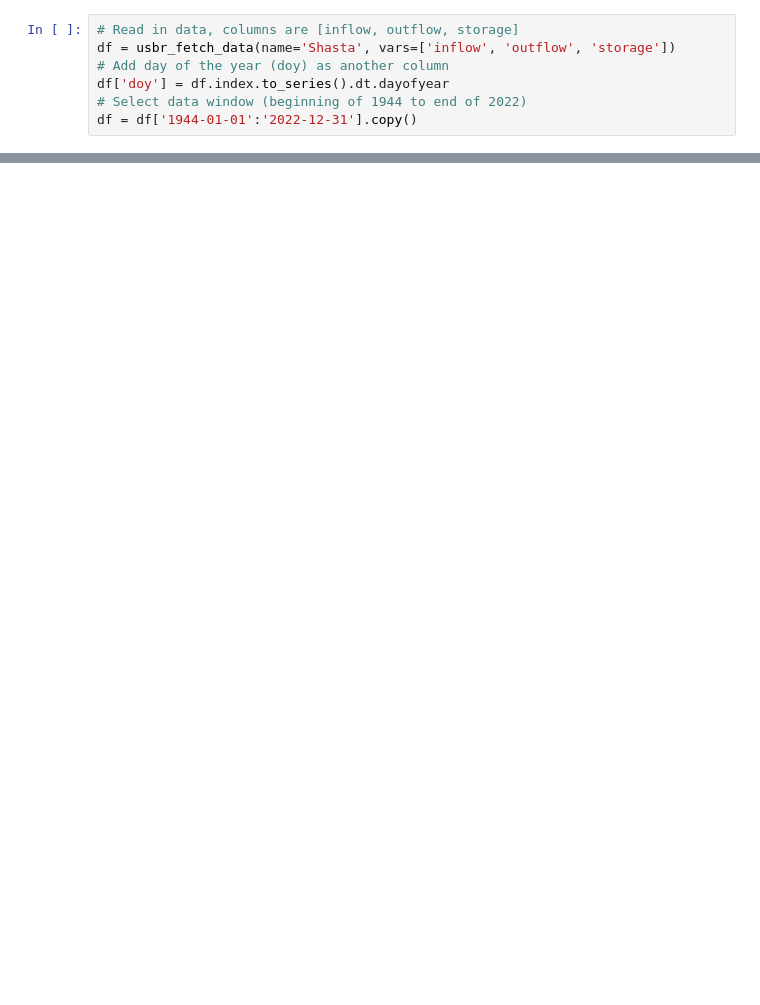
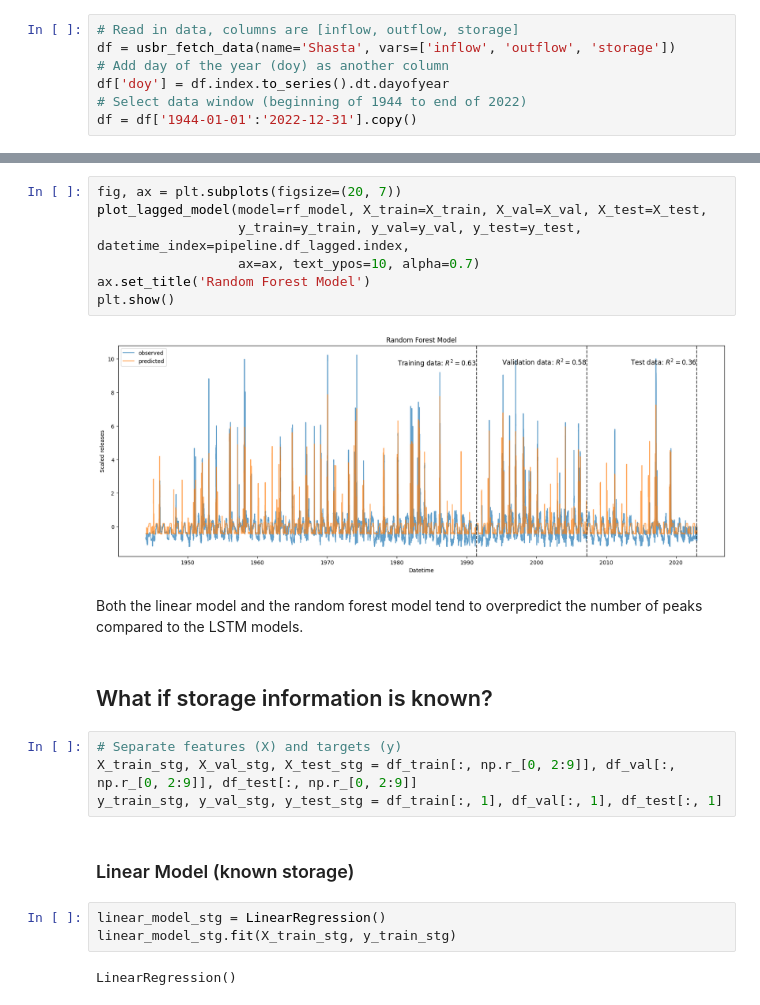
Before and after one commit to Matt2371/DL-reservoir-modeling, a Jupyter notebook: experiments/5_benchmark_models.ipynb, the cells around one changed output, grey strips where cells are left out. Cells and saved outputs as stored; diff of their text form; blank space fills up the shorter version.

```diff
--- a/experiments/5_benchmark_models.ipynb
+++ b/experiments/5_benchmark_models.ipynb
@@ -83,0 +206,24 @@ plt.show()
+# %%
+fig, ax = plt.subplots(figsize=(20, 7))
+plot_lagged_model(model=rf_model, X_train=X_train, X_val=X_val, X_test=X_test,
+                  y_train=y_train, y_val=y_val, y_test=y_test, datetime_index=pipeline.df_lagged.index,
+                  ax=ax, text_ypos=10, alpha=0.7)
+ax.set_title('Random Forest Model')
+plt.show()
+# %% [output]
+[figure, added]
+# %% [markdown]
+Both the linear model and the random forest model tend to overpredict the number of peaks compared to the LSTM models.
+# %% [markdown]
+## What if storage information is known?
+# %%
+# Separate features (X) and targets (y)
+X_train_stg, X_val_stg, X_test_stg = df_train[:, np.r_[0, 2:9]], df_val[:, np.r_[0, 2:9]], df_test[:, np.r_[0, 2:9]]
+y_train_stg, y_val_stg, y_test_stg = df_train[:, 1], df_val[:, 1], df_test[:, 1]
+# %% [markdown]
+### Linear Model (known storage)
+# %%
+linear_model_stg = LinearRegression()
+linear_model_stg.fit(X_train_stg, y_train_stg)
+# %% [output]
+LinearRegression()
```
Also changed, not shown: parts of 28 cells of this notebook, 1 other file.
